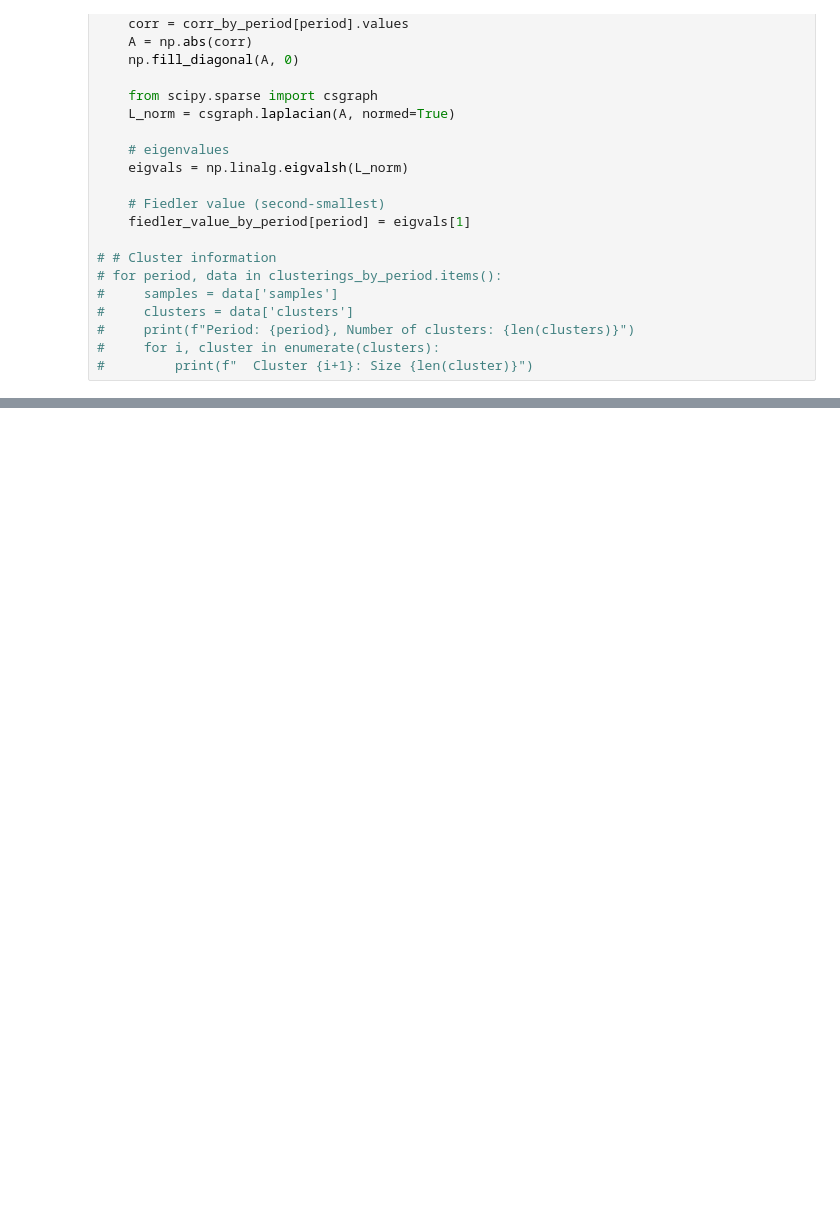
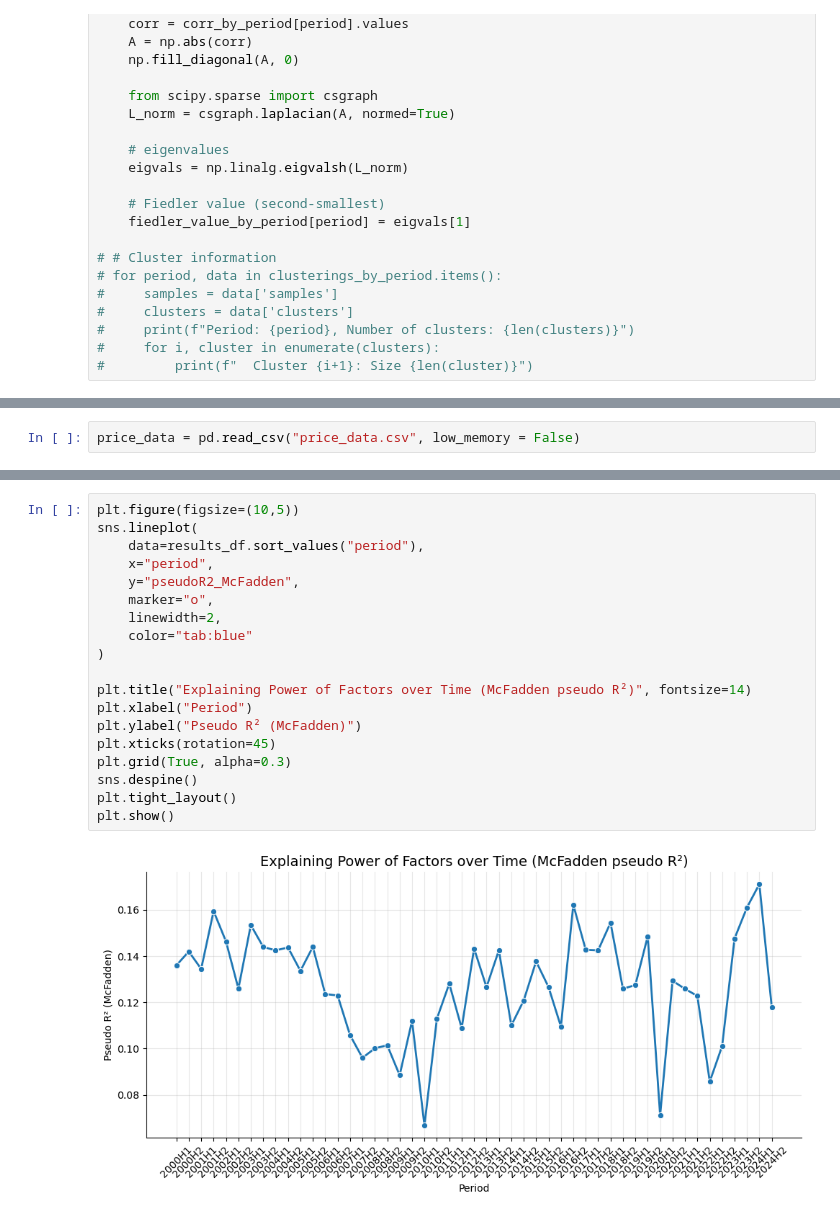
Before and after one commit to Ra20r/spectral-analysis, a Jupyter notebook: clustering.ipynb, the cells around one changed output, grey strips where cells are left out. Drawn from its saved outputs; the diff is of its cells as text; blank space fills up the shorter version.

```diff
--- a/clustering.ipynb
+++ b/clustering.ipynb
@@ -174,0 +176,2 @@ plt.show()
+# %%
+price_data = pd.read_csv("price_data.csv", low_memory = False)
@@ -174,0 +439,21 @@ plt.show()
+# %%
+plt.figure(figsize=(10,5))
+sns.lineplot(
+    data=results_df.sort_values("period"),
+    x="period",
+    y="pseudoR2_McFadden",
+    marker="o",
+    linewidth=2,
+    color="tab:blue"
+)
+
+plt.title("Explaining Power of Factors over Time (McFadden pseudo R²)", fontsize=14)
+plt.xlabel("Period")
+plt.ylabel("Pseudo R² (McFadden)")
+plt.xticks(rotation=45)
+plt.grid(True, alpha=0.3)
+sns.despine()
+plt.tight_layout()
+plt.show()
+# %% [output]
+[figure, added]
```
Also changed, not shown: parts of 23 cells of this notebook.
